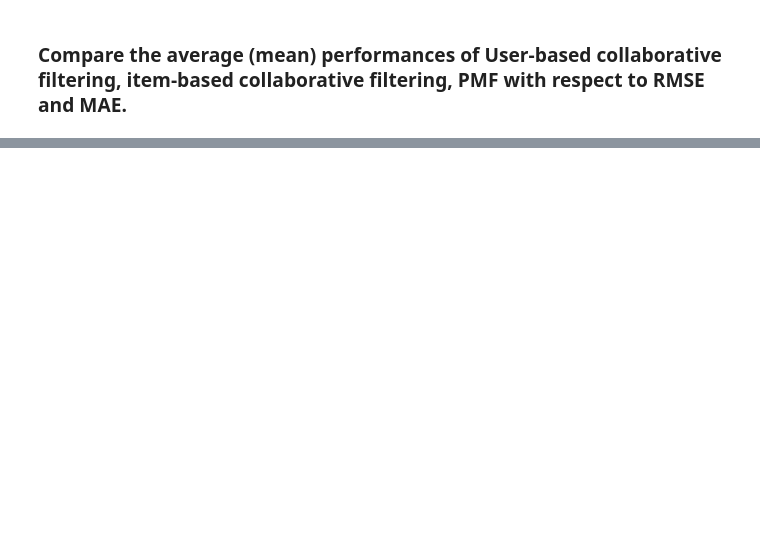
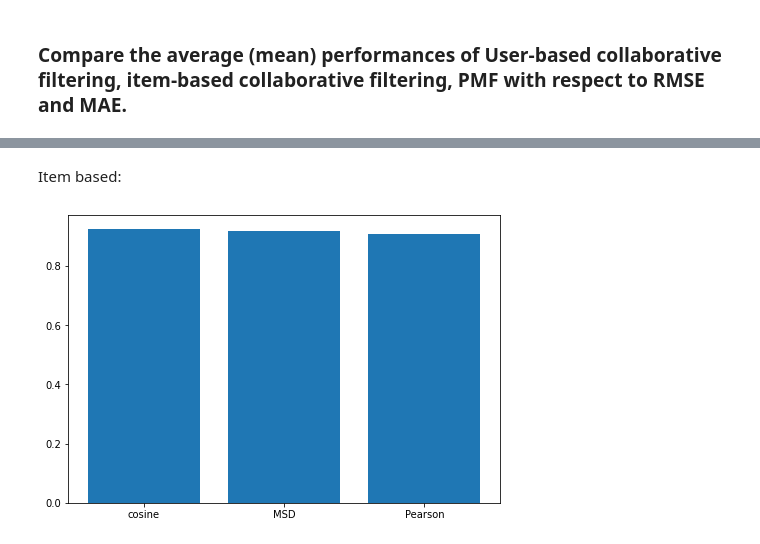
Before and after one commit to ayberkcorp/cap5610-machine_learning, a Jupyter notebook: hw6/code.ipynb, the cells around one changed output, grey strips where cells are left out. Cells and saved outputs as stored; diff of their text form; code cells hidden in the pictures; blank space fills up the shorter version.

```diff
--- a/hw6/code.ipynb
+++ b/hw6/code.ipynb
@@ -67,6 +67,6 @@ Test time         1.48    1.54    1.46    1.54    1.56    1.52    0.04
 # %%
 algo_CF_item_msd = KNNWithMeans(sim_options={'name': 'MSD', 'user_based': False}, verbose=False)
-item_results = cross_validate(algo, ratings_data, measures=['MAE', 'RMSE'], cv=5, verbose=True)
+item_results_msd = cross_validate(algo, ratings_data, measures=['MAE', 'RMSE'], cv=5, verbose=True)
 # %% [output]
 Evaluating MAE, RMSE of algorithm KNNWithMeans on 5 split(s).
 
@@ -101,0 +134,4 @@ PMF: 0.7795892924271163
+# %%
+# cosine
+algo = KNNWithMeans(sim_options={'name': 'cosine', 'user_based': False}, verbose=False)
+item_results_cosine = cross_validate(algo, ratings_data, measures=['MAE', 'RMSE'], cv=5, verbose=True)
@@ -101,0 +146,4 @@ PMF: 0.7795892924271163
+# %%
+# Pearson
+algo = KNNWithMeans(sim_options={'name': 'pearson_baseline', 'user_based': False}, verbose=False)
+item_results_pearson = cross_validate(algo, ratings_data, measures=['MAE', 'RMSE'], cv=5, verbose=True)
@@ -101,0 +180,10 @@ PMF: 0.7795892924271163
+# %% [markdown]
+Item based:
+# %%
+# RMSE comparisons
+fig = plt.figure()
+ax = fig.add_axes([0, 0, 1, 1])
+ax.bar(['cosine', 'MSD', 'Pearson'],
+       [mean(item_results_cosine['test_rmse']), mean(item_results_msd['test_rmse']), mean(item_results_pearson['test_rmse'])]);
+# %% [output]
+[figure, added]
```
Also changed, not shown: parts of 16 cells of this notebook.
